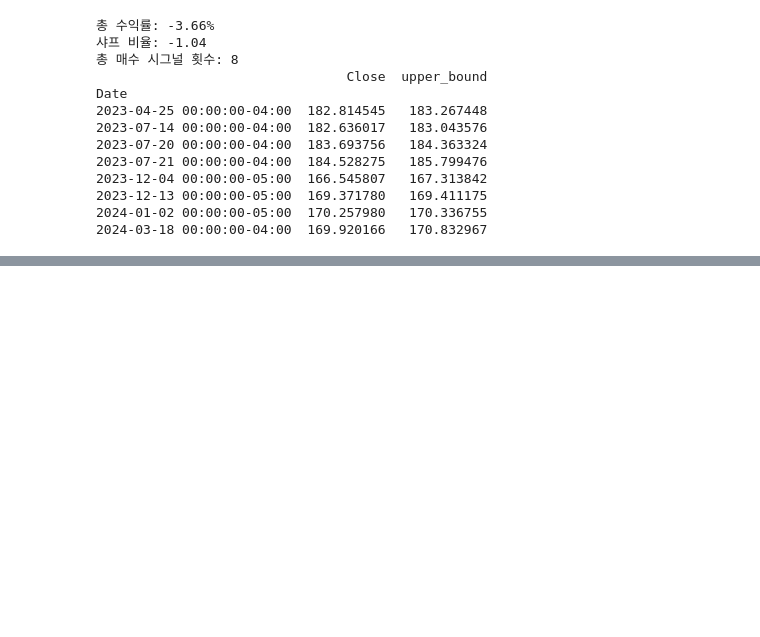
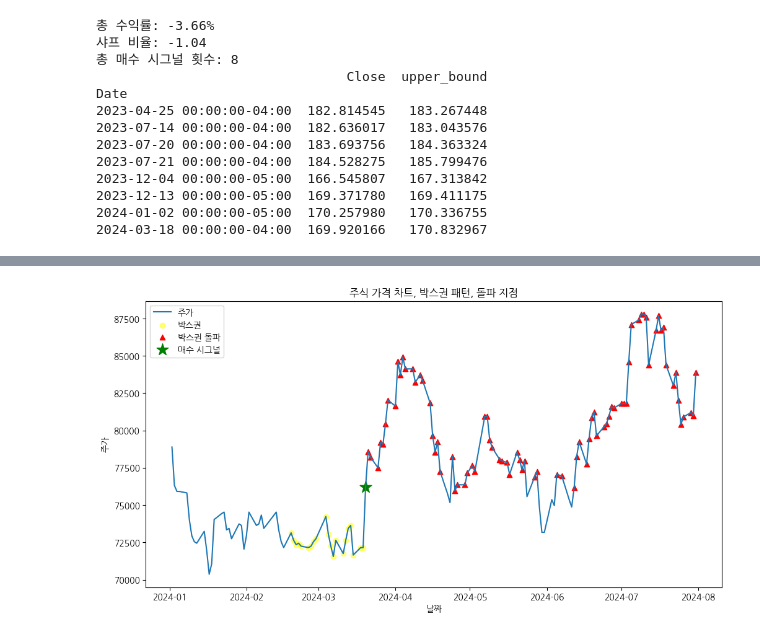
Before and after one commit to deeplog/stock, a Jupyter notebook: notebook/박스권확인.ipynb, the cells around one changed output, grey strips where cells are left out. Saved outputs shown, nothing was run; the diff lists cells and outputs as text; code cells hidden in the pictures; blank space fills up the shorter version.

```diff
--- a/notebook/박스권확인.ipynb
+++ b/notebook/박스권확인.ipynb
@@ -129,0 +329,95 @@ Date
+# %%
+import yfinance as yf
+import pandas as pd
+import numpy as np
+import matplotlib.pyplot as plt
+
+def get_stock_data(ticker, start_date, end_date):
+    """
+    야후 파이낸스에서 주식 데이터를 가져오는 함수
+    :param ticker: 주식 티커 심볼
+    :param start_date: 시작 날짜
+    :param end_date: 종료 날짜
+    :return: 주식 데이터 DataFrame
+    """
+    stock = yf.Ticker(ticker)
+    df = stock.history(start=start_date, end=end_date)
+    return df
+
+def identify_boxed_range(df, window=20, threshold=0.05):
+    """
+    박스권을 식별하는 함수
+    :param df: 주식 데이터 DataFrame
+    :param window: 롤링 윈도우 크기
+    :param threshold: 박스권 판단 임계값
+    :return: 박스권이 식별된 DataFrame
+    """
+    df['rolling_high'] = df['High'].rolling(window=window).max()
+    df['rolling_low'] = df['Low'].rolling(window=window).min()
+    df['range'] = (df['rolling_high'] - df['rolling_low']) / df['rolling_low']
+    boxed_range = df[df['range'] < threshold].copy()
+    return boxed_range
+
+def identify_breakout(df, boxed_range, breakout_threshold=0.02):
+    """
+    박스권 돌파를 식별하는 함수
+    :param df: 전체 주식 데이터 DataFrame
+    :param boxed_range: 박스권이 식별된 DataFrame
+    :param breakout_threshold: 돌파 판단 임계값
+    :return: 돌파 시점이 표시된 DataFrame
+    """
+    if not boxed_range.empty:
+        last_boxed_date = boxed_range.index[-1]
+        last_boxed_high = boxed_range['High'].max()
+
+        df['breakout'] = False
+        df.loc[(df.index > last_boxed_date) & (df['Close'] > last_boxed_high * (1 + breakout_threshold)), 'breakout'] = True
+
+        first_breakout = df[df['breakout']].first_valid_index()
+        if first_breakout:
+            df.loc[first_breakout, 'buy_signal'] = True
+
+    return df
+
+def plot_stock_with_analysis(df, boxed_range):
+    """
+    주식 차트, 박스권, 돌파 지점을 시각화하는 함수
+    :param df: 분석된 주식 데이터 DataFrame
+    :param boxed_range: 박스권이 식별된 DataFrame
+    """
+    plt.figure(figsize=(12, 6))
+    plt.plot(df.index, df['Close'], label='주가')
+    plt.scatter(boxed_range.index, boxed_range['Close'], color='yellow', label='박스권', alpha=0.5)
+
+    breakout_points = df[df['breakout']]
+    plt.scatter(breakout_points.index, breakout_points['Close'], color='red', label='박스권 돌파', marker='^')
+
+    buy_signal = df[df['buy_signal'] == True]
+    if not buy_signal.empty:
+        plt.scatter(buy_signal.index, buy_signal['Close'], color='green', s=200, label='매수 시그널', marker='*')
+
+    plt.title('주식 가격 차트, 박스권 패턴, 돌파 지점')
+    plt.xlabel('날짜')
+    plt.ylabel('주가')
+    plt.legend()
+    plt.show()
+
+# 메인 실행 코드
+if __name__ == "__main__":
+    ticker = "005930.KS"  # 삼성전자 주식 코드
+    start_date = "2024-01-01"
+    end_date = "2024-08-01"
+
+    df = get_stock_data(ticker, start_date, end_date)
+    boxed_range = identify_boxed_range(df)
+    df = identify_breakout(df, boxed_range)
+    plot_stock_with_analysis(df, boxed_range)
+
+    buy_signal = df[df['buy_signal'] == True]
+    if not buy_signal.empty:
+        print(f"매수 시그널 발생 날짜: {buy_signal.index[0].date()}")
+        print(f"매수 시그널 발생 가격: {buy_signal['Close'].values[0]:.2f}")
+    else:
+        print("해당 기간 동안 매수 시그널이 발생하지 않았습니다.")
+# %% [output]
+[figure, added]
```
Also changed, not shown: parts of 3 cells of this notebook, 2 other files.
